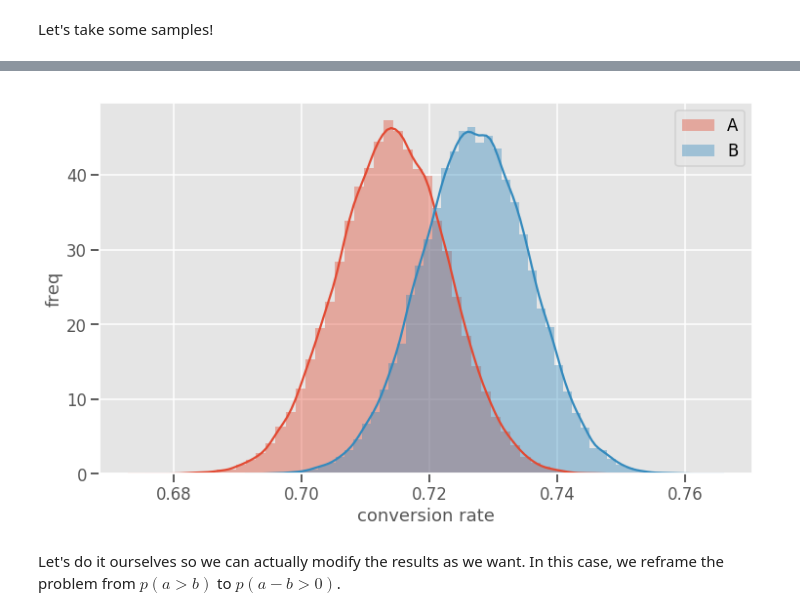
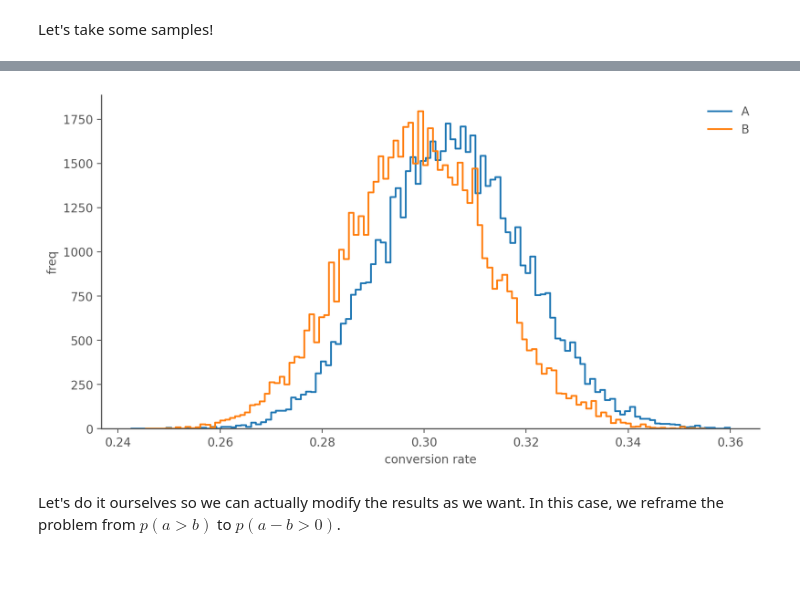
Before and after one commit to aliakbars/talks, a Jupyter notebook: Probabilistic Programming.ipynb, the cells around one changed output, grey strips where cells are left out. Drawn from its saved outputs; the diff is of its cells as text; code cells hidden in the pictures; blank space fills up the shorter version.

```diff
--- a/Probabilistic Programming.ipynb
+++ b/Probabilistic Programming.ipynb
@@ -1,12 +1,11 @@
 # %%
+import arviz as az
 import matplotlib.pyplot as plt
 import numpy as np
 import pandas as pd
 import pymc3 as pm
 import seaborn as sns
 
-%matplotlib inline
-
-plt.style.use('ggplot')
-sns.set_context('talk')
+%config InlineBackend.figure_format = 'retina'
+plt.rcParams = plt.rcParamsOrig
 # %% [markdown]
@@ -42,0 +28,3 @@ The acceptance probability does not match the target. It is 0.8879310981717526,
+# %%
+a = posterior_conversion_rate(313, 1027 - 313)
+b = posterior_conversion_rate(308, 1032 - 308)
@@ -43,12 +43,12 @@ The acceptance probability does not match the target. It is 0.8879310981717526,
 # %%
-fig, ax = plt.subplots(figsize=(12,7))
-sns.distplot(a, label='A', ax=ax)
-sns.distplot(b, label='B', ax=ax)
+ax = plt.gca()
+sns.histplot(x=a, element='step', fill=False, label='A', ax=ax)
+sns.histplot(x=b, element='step', fill=False, label='B', ax=ax)
 plt.xlabel('conversion rate')
 plt.ylabel('freq')
 plt.legend();
 # %% [output]
-[figure, old version]
+[figure, new version]
 # %% [markdown]
 Let's do it ourselves so we can actually modify the results as we want. In this case, we reframe the problem from $p(a > b)$ to $p(a-b > 0)$.
 # %%
```
Also changed, not shown: parts of 26 cells of this notebook.
